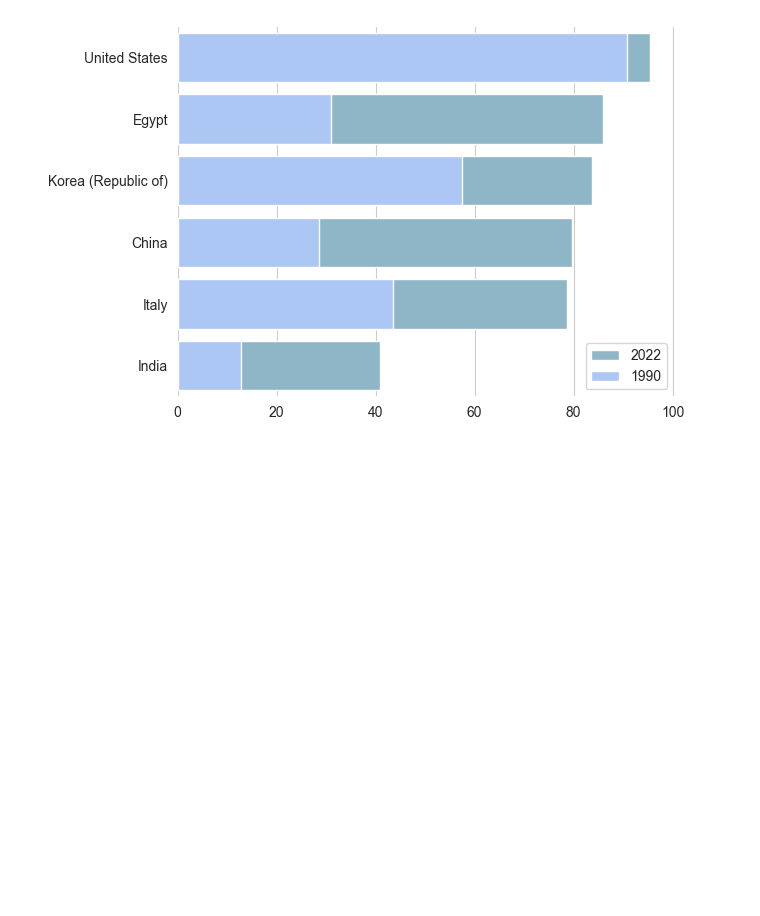
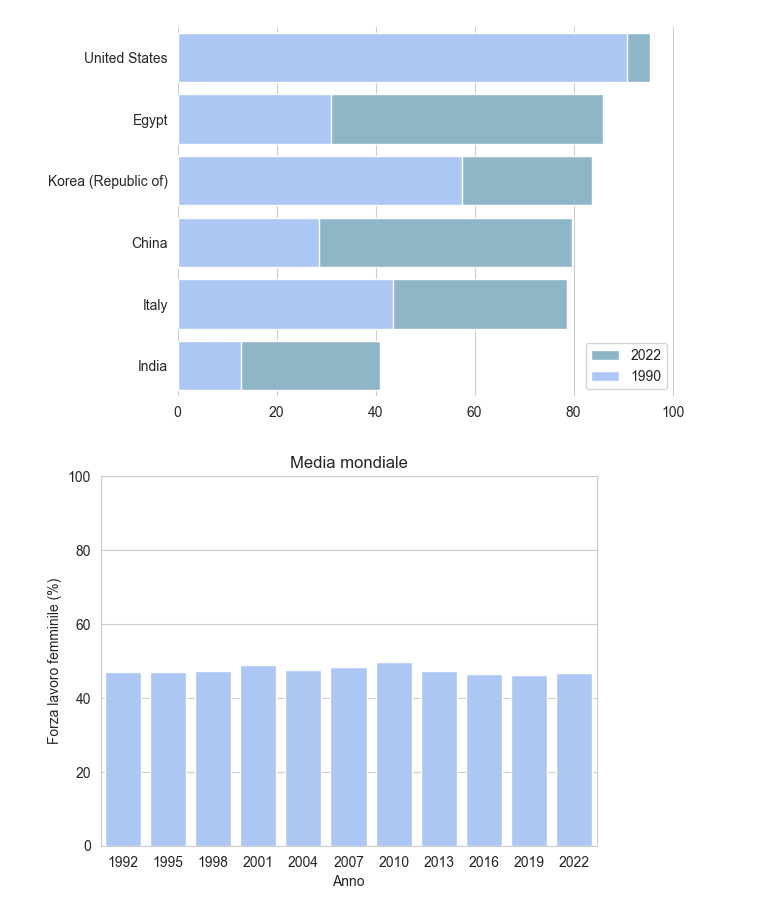
Before and after one commit to ByZeroMatt/SciVis_Project_2024, a Jupyter notebook: src/main/main.ipynb, the cells around one changed output. Saved outputs shown, nothing was run; the diff lists cells and outputs as text; code cells hidden in the pictures; blank space fills up the shorter version.

```diff
--- a/src/main/main.ipynb
+++ b/src/main/main.ipynb
@@ -541,3 +542,18 @@ sns.despine(left=True, bottom=True)
 plt.show()
 # %% [output]
 [figure]
+# %%
+sns.set_style('whitegrid')
+ax = sns.barplot(
+    data=gii_world[(gii_world['year'] % 3 == 0) & (gii_world['indicator'] == 'Labour force participation rate, female (% ages 15 and older)')],
+    x='year',
+    y='value',
+    color='#A0C4FF'
+)
+ax.set_title('Media mondiale')
+ax.set(xlabel='Anno')
+ax.set(ylabel='Forza lavoro femminile (%)')
+ax.set_yticks(np.arange(0, 100.01, 20))
+plt.show()
+# %% [output]
+[figure, added]
```
Also changed, not shown: parts of 7 cells of this notebook.
